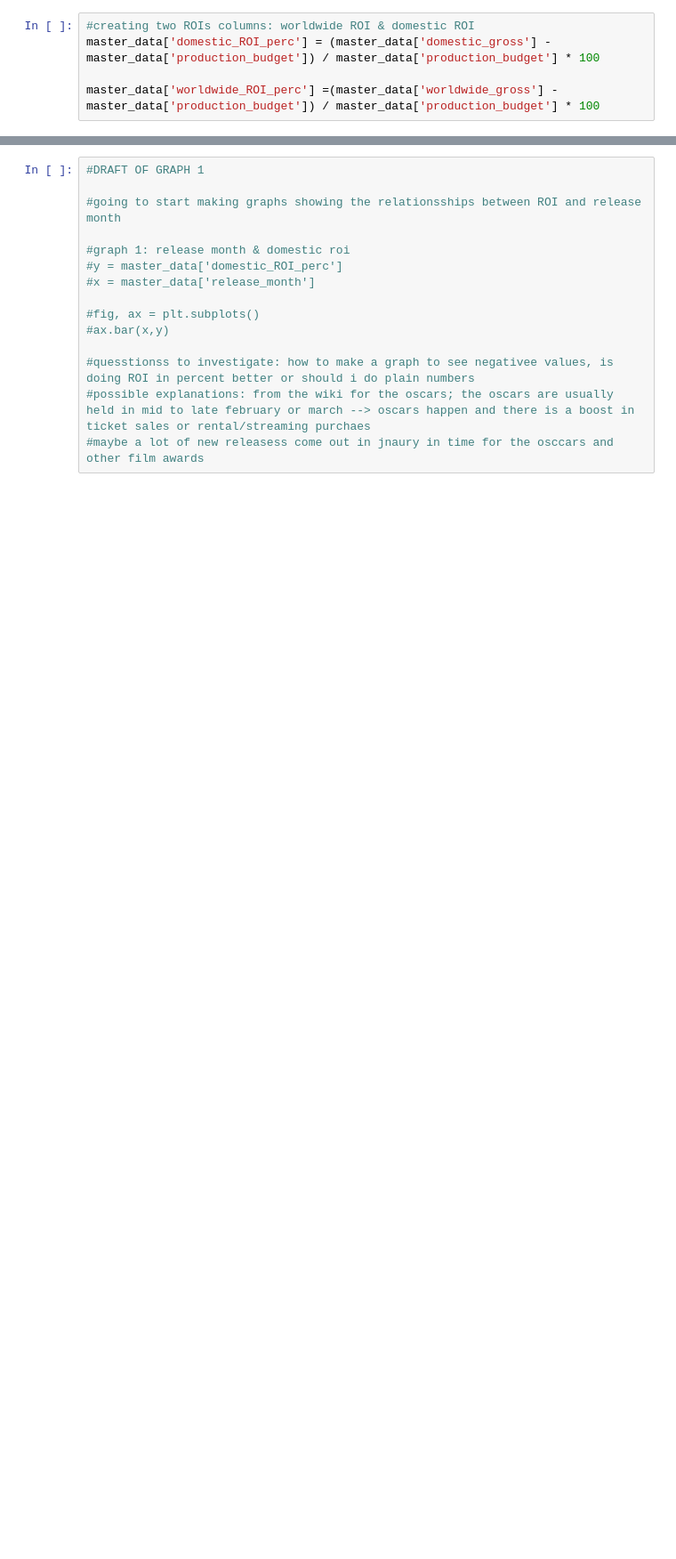
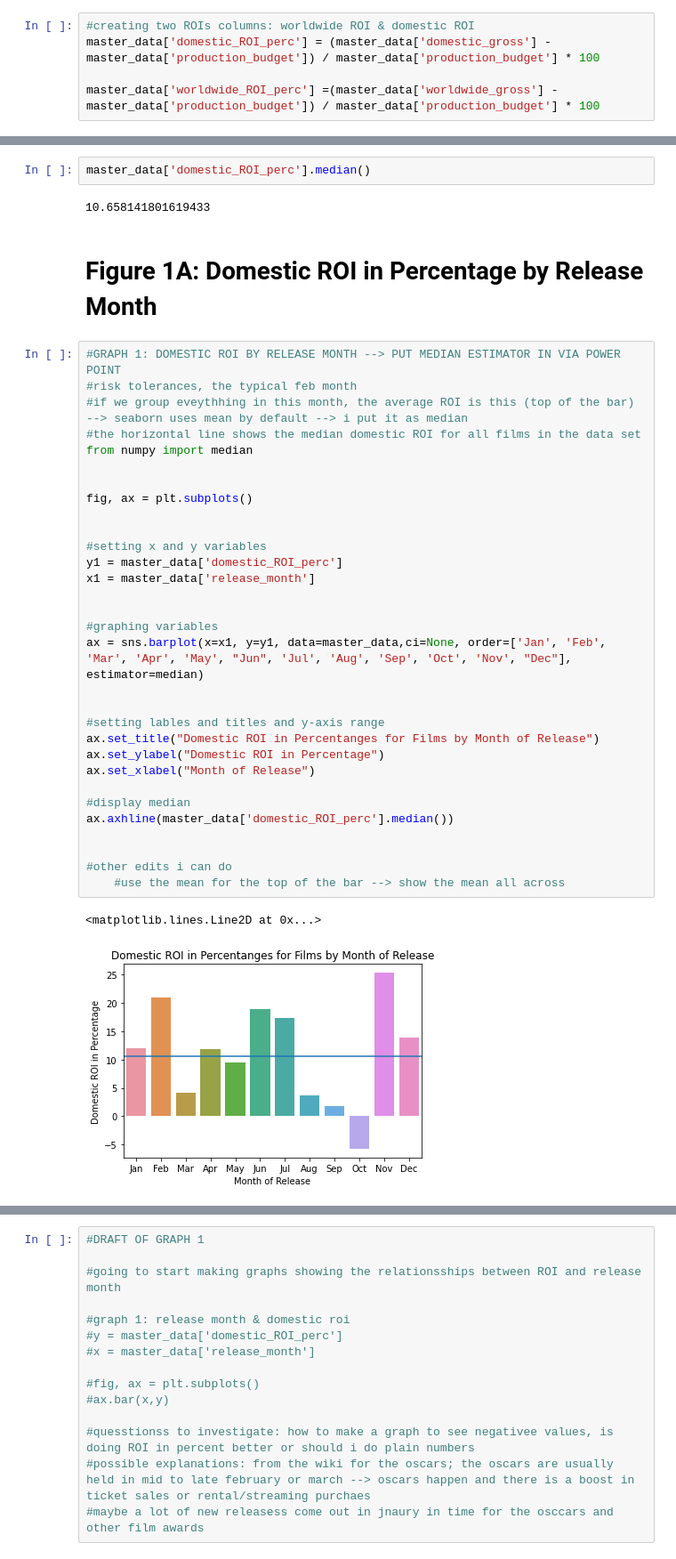
Before and after one commit to sarahadamsjack/phase-1-project-1, a Jupyter notebook: index.ipynb, the cells around one changed output, grey strips where cells are left out. Shown at 89% size. Saved outputs shown, nothing was run; the diff lists cells and outputs as text; blank space fills up the shorter version.

```diff
--- a/index.ipynb
+++ b/index.ipynb
@@ -136,4 +136,44 @@ master_data.head()
 | Dark Phoenix | Jun 7, 2019 | 350000000 | 42762350 | 149762350 | tt6565702 | 113.0 | Action,Adventure,Sci-Fi | ... |
 | Avengers: Age of Ultron | May 1, 2015 | 330600000 | 459005868 | 1403013963 | tt2395427 | 141.0 | Action,Adventure,Sci-Fi | ... |
 | Avengers: Infinity War | Apr 27, 2018 | 300000000 | 678815482 | 2048134200 | tt4154756 | 149.0 | Action,Adventure,Sci-Fi | ... |
+# %%
+master_data['domestic_ROI_perc'].median()
+# %% [output]
+10.658141801619433
+# %% [markdown]
+# Figure 1A: Domestic ROI in Percentage by Release Month
+# %%
+#GRAPH 1: DOMESTIC ROI BY RELEASE MONTH --> PUT MEDIAN ESTIMATOR IN VIA POWER POINT
+#risk tolerances, the typical feb month
+#if we group eveythhing in this month, the average ROI is this (top of the bar) --> seaborn uses mean by default --> i put it as median
+#the horizontal line shows the median domestic ROI for all films in the data set
+from numpy import median
+
+
+fig, ax = plt.subplots()
+
+
+#setting x and y variables
+y1 = master_data['domestic_ROI_perc']
+x1 = master_data['release_month']
+
+
+#graphing variables
+ax = sns.barplot(x=x1, y=y1, data=master_data,ci=None, order=['Jan', 'Feb', 'Mar', 'Apr', 'May', "Jun", 'Jul', 'Aug', 'Sep', 'Oct', 'Nov', "Dec"], estimator=median)
+
+
+#setting lables and titles and y-axis range
+ax.set_title("Domestic ROI in Percentanges for Films by Month of Release")
+ax.set_ylabel("Domestic ROI in Percentage")
+ax.set_xlabel("Month of Release")
+
+#display median
+ax.axhline(master_data['domestic_ROI_perc'].median())
+
+
+#other edits i can do
+    #use the mean for the top of the bar --> show the mean all across
+# %% [output]
+<matplotlib.lines.Line2D at 0x...>
+[figure, added]
 # %%
```
Also changed, not shown: parts of 6 cells of this notebook.
